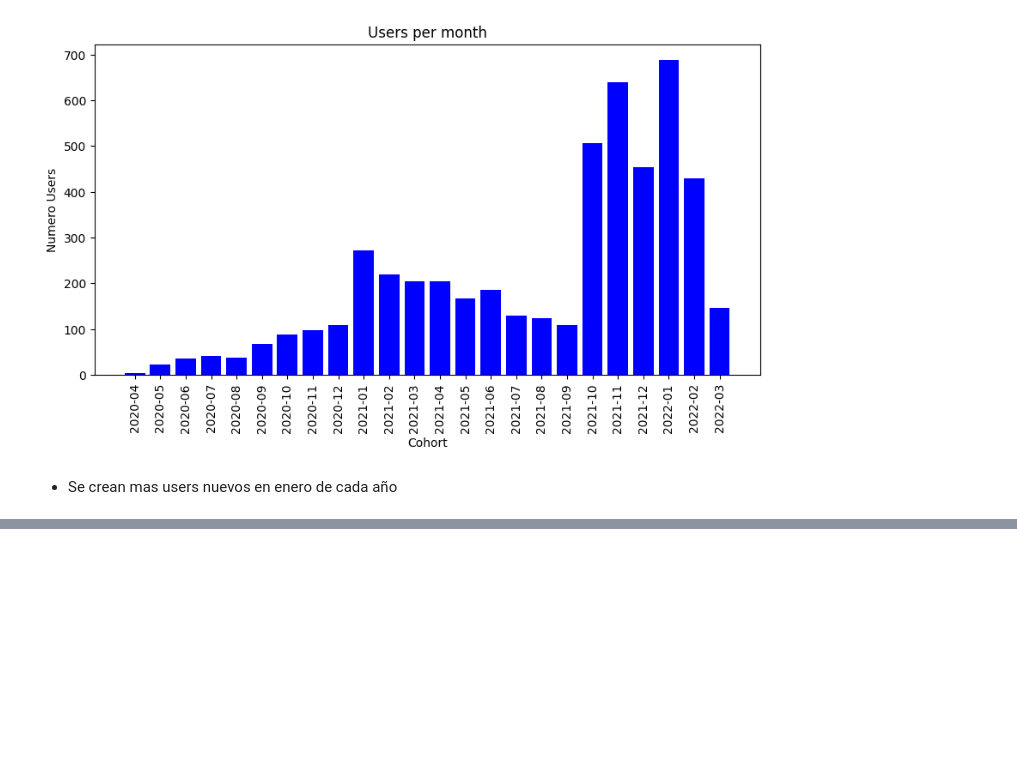
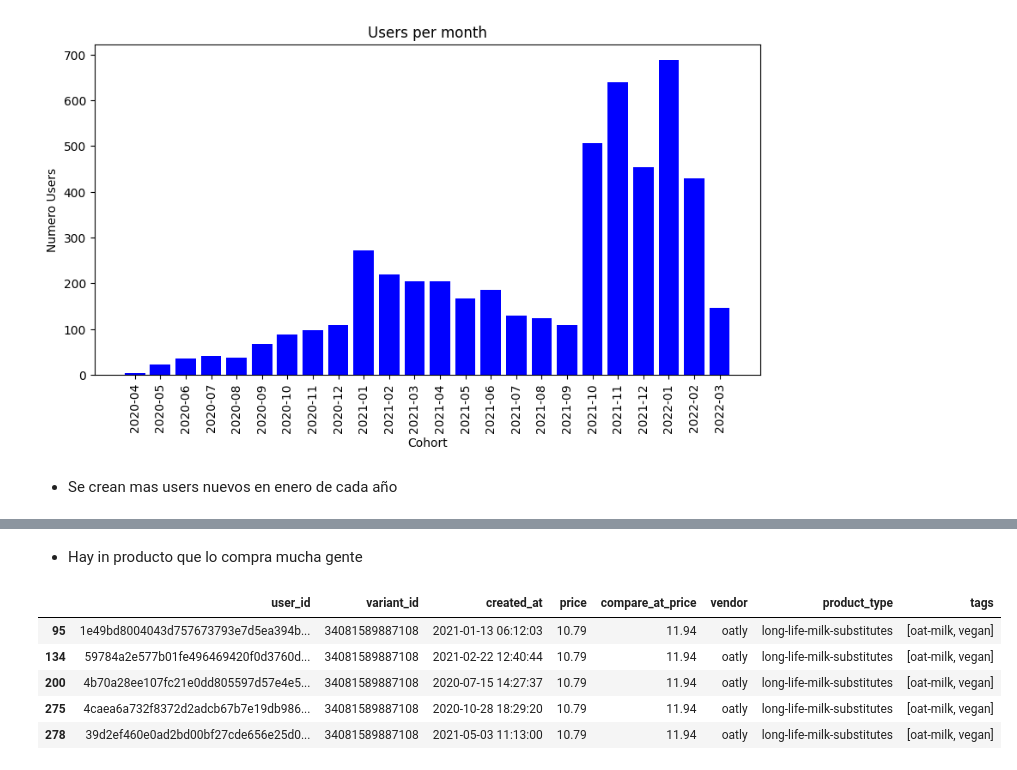
Before and after one commit to pamalo9/zrive-ds, a Jupyter notebook: src/module_2/EDA.ipynb, the cells around one changed output, grey strips where cells are left out. Drawn from its saved outputs; the diff is of its cells as text; code cells hidden in the pictures; blank space fills up the shorter version.

```diff
--- a/src/module_2/EDA.ipynb
+++ b/src/module_2/EDA.ipynb
@@ -288,0 +323,14 @@ plt.show()
+# %% [markdown]
+- Hay in producto que lo compra mucha gente
+# %%
+variant_id_especial = 34081589887108
+
+producto_info = regulars_df[regulars_df['variant_id'] == variant_id_especial]
+producto_info.head()
+# %% [output]
+|  | user_id | variant_id | created_at | price | compare_at_price | vendor | product_type | tags |
+| 95 | 1e49bd8004043d757673793e7d5ea394b... | 34081589887108 | 2021-01-13 06:12:03 | 10.79 | 11.94 | oatly | long-life-milk-substitutes | [oat-milk, vegan] |
+| 134 | 59784a2e577b01fe496469420f0d3760d... | 34081589887108 | 2021-02-22 12:40:44 | 10.79 | 11.94 | oatly | long-life-milk-substitutes | [oat-milk, vegan] |
+| 200 | 4b70a28ee107fc21e0dd805597d57e4e5... | 34081589887108 | 2020-07-15 14:27:37 | 10.79 | 11.94 | oatly | long-life-milk-substitutes | [oat-milk, vegan] |
+| 275 | 4caea6a732f8372d2adcb67b7e19db986... | 34081589887108 | 2020-10-28 18:29:20 | 10.79 | 11.94 | oatly | long-life-milk-substitutes | [oat-milk, vegan] |
+| 278 | 39d2ef460e0ad2bd00bf27cde656e25d0... | 34081589887108 | 2021-05-03 11:13:00 | 10.79 | 11.94 | oatly | long-life-milk-substitutes | [oat-milk, vegan] |
```
Also changed, not shown: parts of 8 cells of this notebook.
